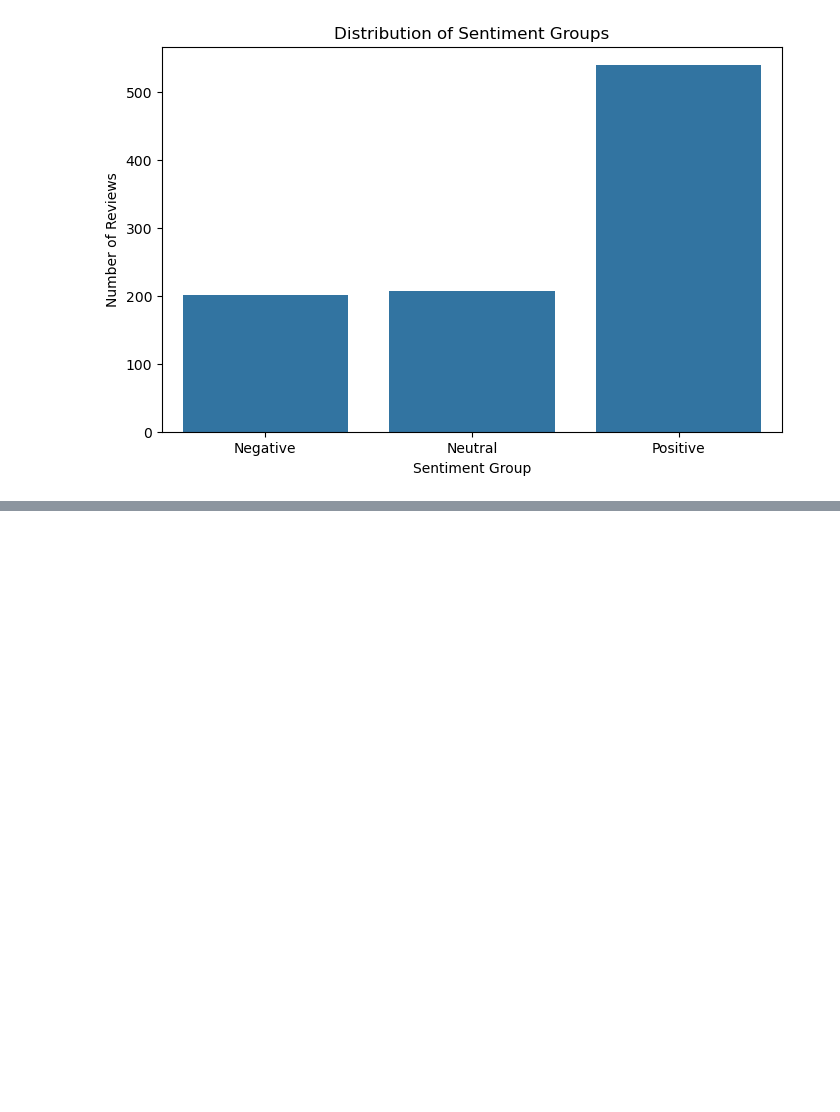
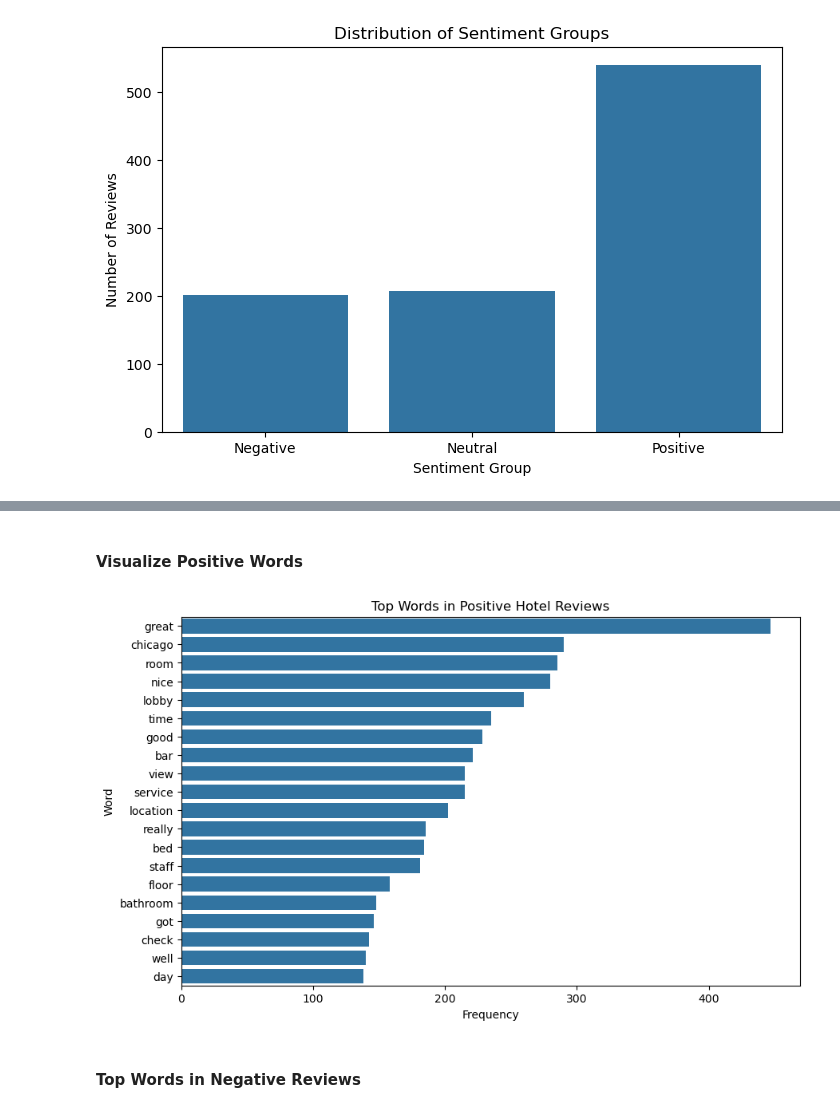
Before and after one commit to jtmcginley123/languageanalytics, a Jupyter notebook: Jackie/data-exploration.ipynb, the cells around one changed output, grey strips where cells are left out. Drawn from its saved outputs; the diff is of its cells as text; code cells hidden in the pictures; blank space fills up the shorter version.

Commit message:
making more progress on the sentiment splits and analysis

```diff
--- a/Jackie/data-exploration.ipynb
+++ b/Jackie/data-exploration.ipynb
@@ -130,0 +171,8 @@ plt.show()
+# %%
+positive = yelp[yelp["sentiment_group"] == "Positive"].copy()
+negative = yelp[yelp["sentiment_group"] == "Negative"].copy()
+neutral = yelp[yelp["sentiment_group"] == "Neutral"].copy()
+
+print("Positive:", positive.shape)
+print("Negative:", negative.shape)
+print("Neutral:", neutral.shape)
@@ -130,0 +235,3 @@ plt.show()
+# %%
+topWordsPos = get_top_words(positive["cleanReview"], n = 20)
+topWordsPos
@@ -130,0 +256,13 @@ plt.show()
+# %% [markdown]
+#### Visualize Positive Words
+# %%
+plt.figure(figsize = (10, 6))
+sns.barplot(data = topWordsPos, x = "count", y = "word")
+plt.title("Top Words in Positive Hotel Reviews")
+plt.xlabel("Frequency")
+plt.ylabel("Word")
+plt.show()
+# %% [output]
+[figure, added]
+# %% [markdown]
+#### Top Words in Negative Reviews
```
Also changed, not shown: parts of 30 cells of this notebook.
